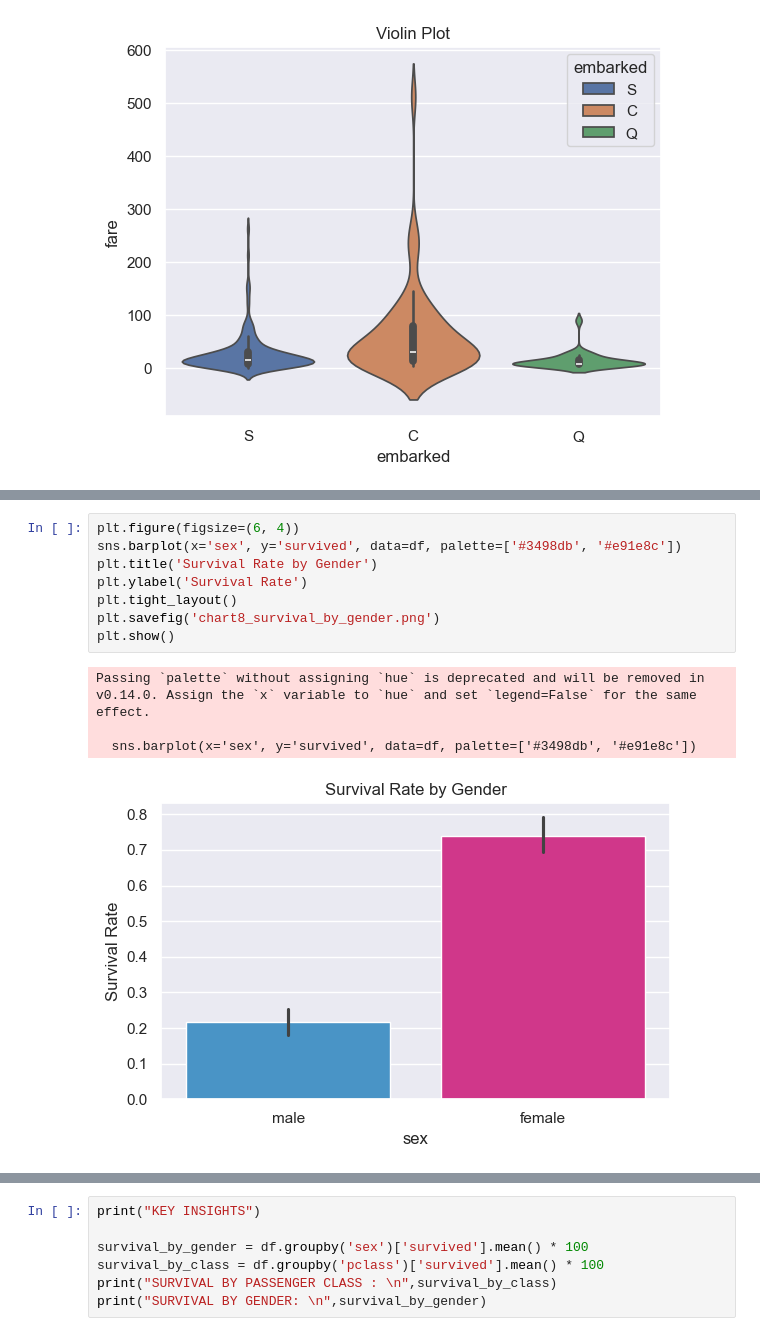
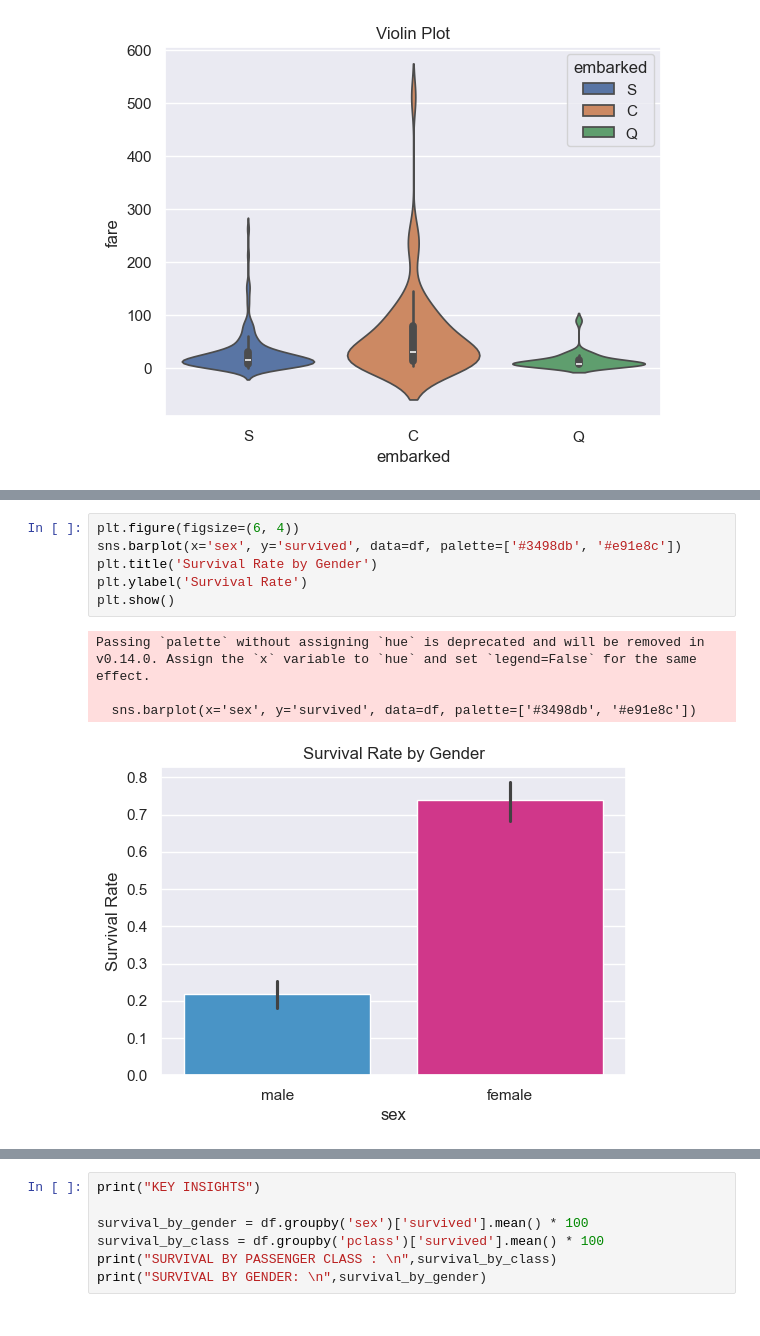
Before and after one commit to Gaurav5791/DATA-SCIENCE-Project-1, a Jupyter notebook: Untitled12.ipynb, the cells around one changed output, grey strips where cells are left out. Cells and saved outputs as stored; diff of their text form.

```diff
--- a/Untitled12.ipynb
+++ b/Untitled12.ipynb
@@ -391,16 +382,14 @@ plt.show()
 # %%
 plt.figure(figsize=(6, 4))
 sns.barplot(x='sex', y='survived', data=df, palette=['#3498db', '#e91e8c'])
 plt.title('Survival Rate by Gender')
 plt.ylabel('Survival Rate')
-plt.tight_layout()
-plt.savefig('chart8_survival_by_gender.png')
 plt.show()
 # %% [output]
 Passing `palette` without assigning `hue` is deprecated and will be removed in v0.14.0. Assign the `x` variable to `hue` and set `legend=False` for the same effect.
 
   sns.barplot(x='sex', y='survived', data=df, palette=['#3498db', '#e91e8c'])
-[figure, old version]
+[figure, new version]
 # %%
 plt.figure(figsize=(6, 4))
 sns.barplot(x='pclass', y='survived', data=df, palette='Blues_d')
```
Also changed, not shown: parts of 6 cells of this notebook, 7 other files.
